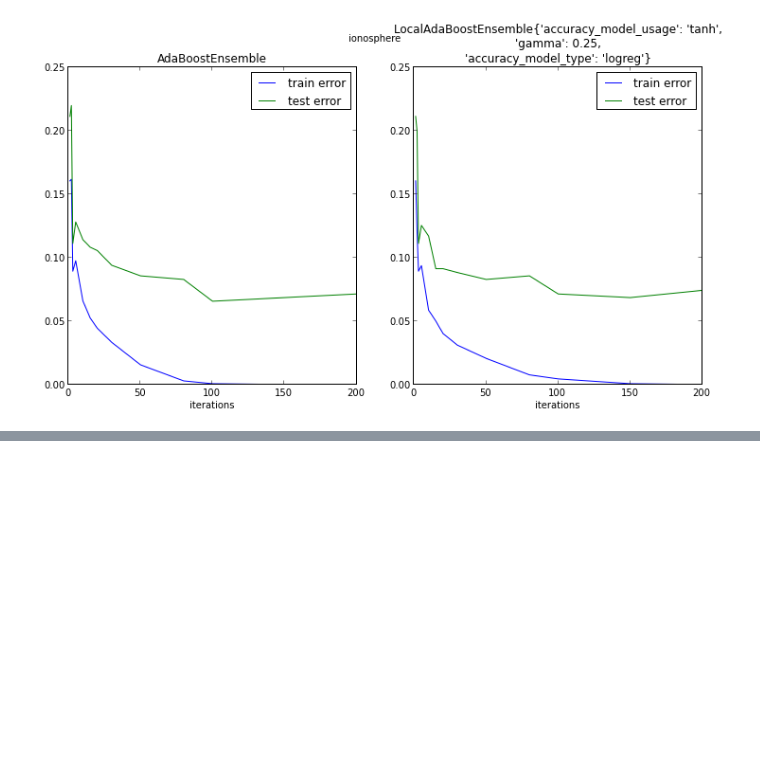
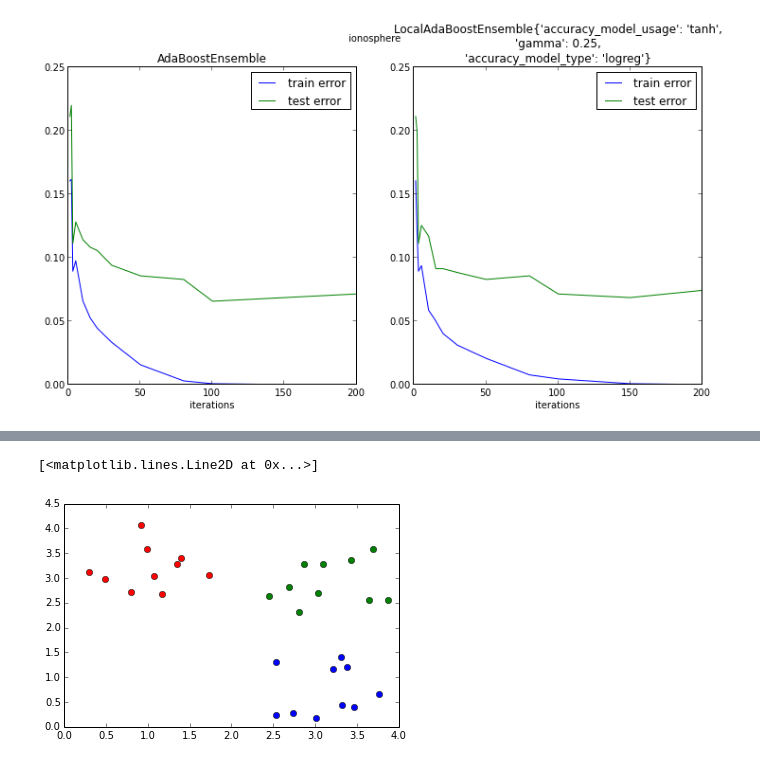
Before and after one commit to miwanowski/localboost, a Jupyter notebook: src/notebooks/scrapbook_work.ipynb, the cells around one changed output, grey strips where cells are left out. Drawn from its saved outputs; the diff is of its cells as text; code cells hidden in the pictures; blank space fills up the shorter version.

Commit message:
Visualisations for OvR, bagging, boosting, over- and underfit.

```diff
--- a/src/notebooks/scrapbook_work.ipynb
+++ b/src/notebooks/scrapbook_work.ipynb
@@ -232,0 +231,14 @@ array([ 0.        ,  0.02      ,  0.        ,  0.00269841, -0.00285714,
+# %%
+xs1 = np.random.normal(3, 0.5, 10)
+ys1 = np.random.normal(1, 0.5, 10)
+xs2 = np.random.normal(1, 0.5, 10)
+ys2 = np.random.normal(3, 0.5, 10)
+xs3 = np.random.normal(3, 0.5, 10)
+ys3 = np.random.normal(3, 0.5, 10)
+# %%
+plt.plot(xs1, ys1, 'bo')
+plt.plot(xs2, ys2, 'ro')
+plt.plot(xs3, ys3, 'go')
+# %% [output]
+[<matplotlib.lines.Line2D at 0x...>]
+[figure, added]
```
Also changed, not shown: parts of 26 cells of this notebook, 14 other files.
